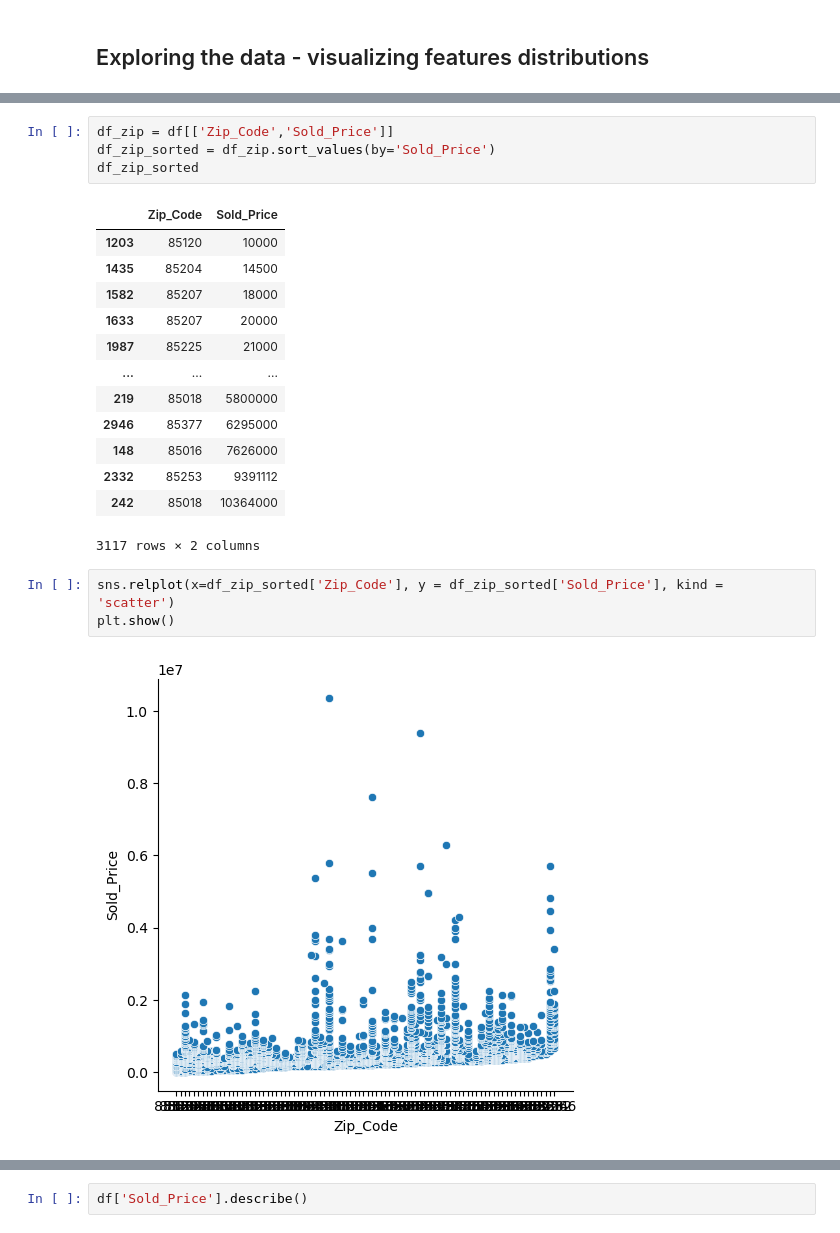
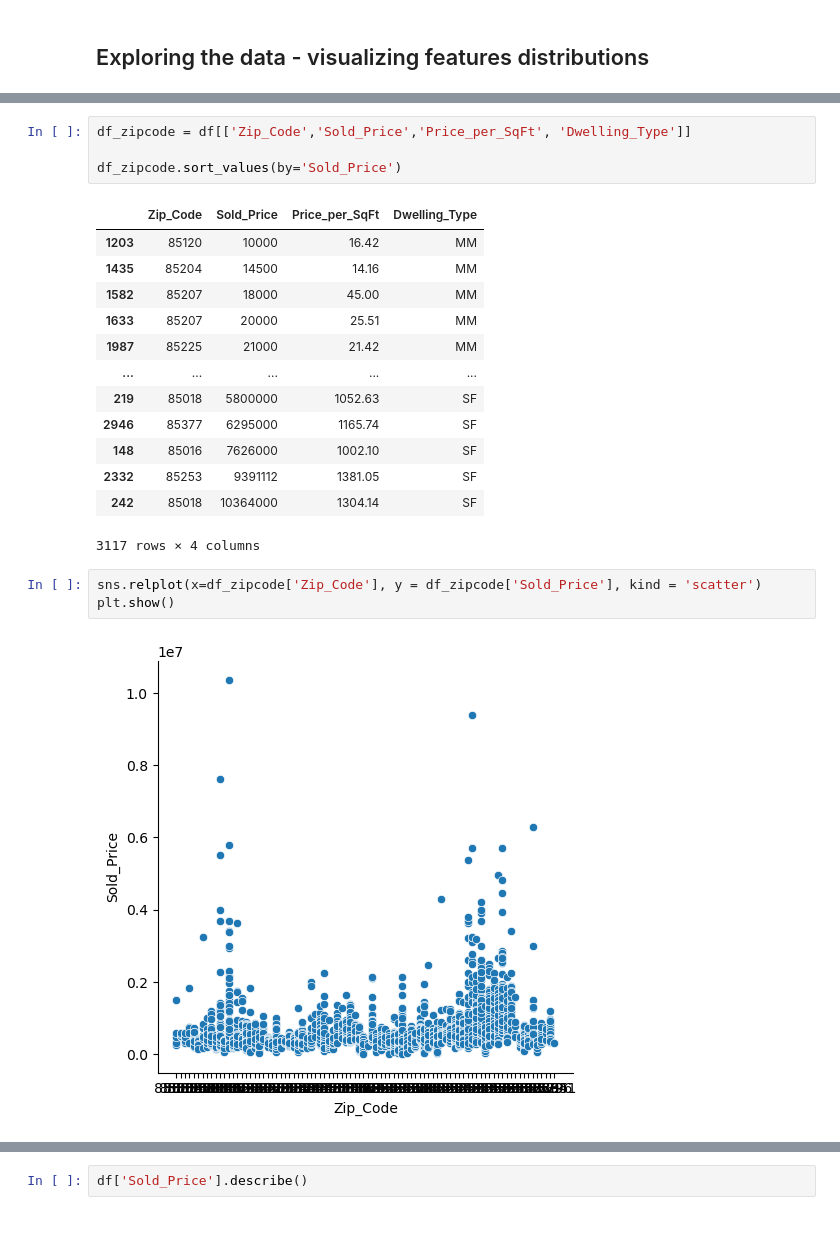
Before and after one commit to Feriga/Capstone2, a Jupyter notebook: Notebooks/03_Maricopa_EDA.ipynb, the cells around one changed output, grey strips where cells are left out. Cells and saved outputs as stored; diff of their text form.

```diff
--- a/Notebooks/03_Maricopa_EDA.ipynb
+++ b/Notebooks/03_Maricopa_EDA.ipynb
@@ -82,27 +82,27 @@ df_mean
 | 10364000 | 85018 | 10364000 | 10364000.0 | 10364000 | 1 |
 2838 rows × 4 columns
 # %%
-df_zip = df[['Zip_Code','Sold_Price']]
-df_zip_sorted = df_zip.sort_values(by='Sold_Price')
-df_zip_sorted
+df_zipcode = df[['Zip_Code','Sold_Price','Price_per_SqFt', 'Dwelling_Type']]
+
+df_zipcode.sort_values(by='Sold_Price')
 # %% [output]
-|  | Zip_Code | Sold_Price |
-| 1203 | 85120 | 10000 |
-| 1435 | 85204 | 14500 |
-| 1582 | 85207 | 18000 |
-| 1633 | 85207 | 20000 |
-| 1987 | 85225 | 21000 |
-| ... | ... | ... |
-| 219 | 85018 | 5800000 |
-| 2946 | 85377 | 6295000 |
-| 148 | 85016 | 7626000 |
-| 2332 | 85253 | 9391112 |
-| 242 | 85018 | 10364000 |
+|  | Zip_Code | Sold_Price | Price_per_SqFt | Dwelling_Type |
+| 1203 | 85120 | 10000 | 16.42 | MM |
+| 1435 | 85204 | 14500 | 14.16 | MM |
+| 1582 | 85207 | 18000 | 45.00 | MM |
+| 1633 | 85207 | 20000 | 25.51 | MM |
+| 1987 | 85225 | 21000 | 21.42 | MM |
+| ... | ... | ... | ... | ... |
+| 219 | 85018 | 5800000 | 1052.63 | SF |
+| 2946 | 85377 | 6295000 | 1165.74 | SF |
+| 148 | 85016 | 7626000 | 1002.10 | SF |
+| 2332 | 85253 | 9391112 | 1381.05 | SF |
+| 242 | 85018 | 10364000 | 1304.14 | SF |
-3117 rows × 2 columns
+3117 rows × 4 columns
 # %%
-sns.relplot(x=df_zip_sorted['Zip_Code'], y = df_zip_sorted['Sold_Price'], kind = 'scatter')
+sns.relplot(x=df_zipcode['Zip_Code'], y = df_zipcode['Sold_Price'], kind = 'scatter')
 plt.show()
 # %% [output]
-[figure, old version]
+[figure, new version]
 # %%
 g = sns.catplot(x = 'Zip_Code', y = 'Sold_Price',
```
Also changed, not shown: parts of 50 cells of this notebook.
